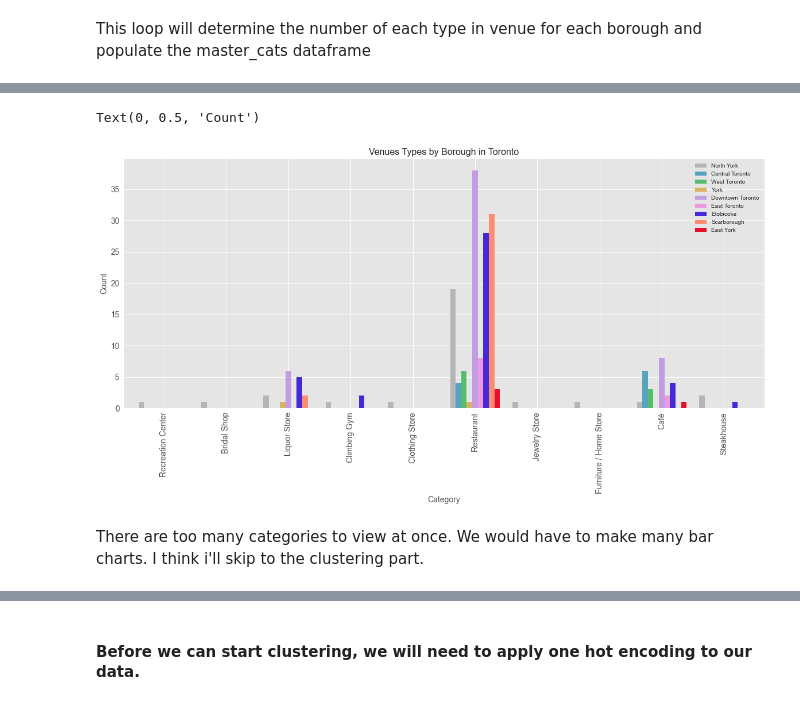
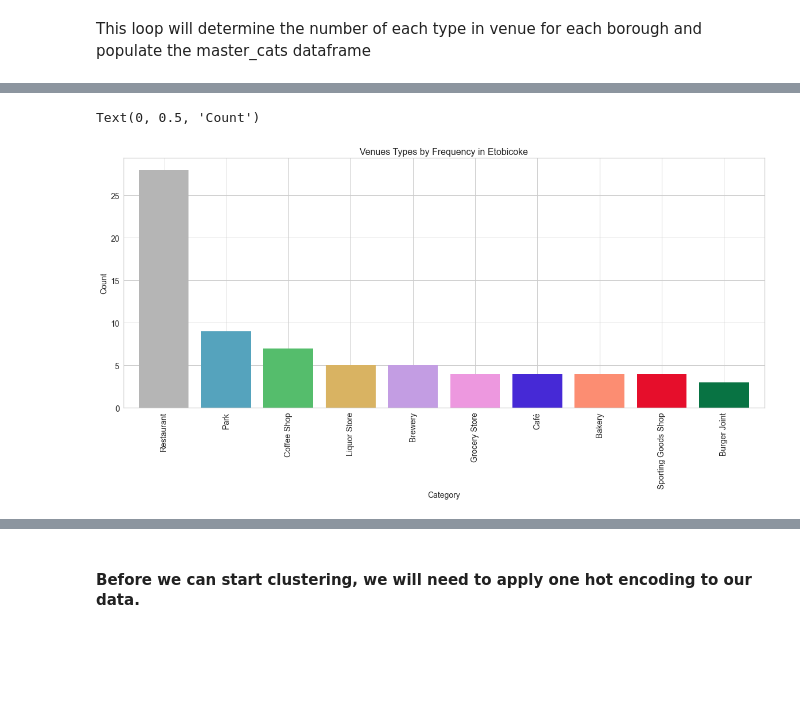
Before and after one commit to Jo-Sundaram/Coursera_Capstone, a Jupyter notebook: Capstone Dummy Notebook.ipynb, the cells around one changed output, grey strips where cells are left out. Cells and saved outputs as stored; diff of their text form; code cells hidden in the pictures; blank space fills up the shorter version.

```diff
--- a/Capstone Dummy Notebook.ipynb
+++ b/Capstone Dummy Notebook.ipynb
@@ -82,0 +137,13 @@ demo[0].head()
+# %%
+for index in tor_ethnics.index:
+    for origin in drop_origins:
+        if tor_ethnics.loc[index,'Characteristic']== origin:
+            tor_ethnics.drop(index,0,inplace = True)
+            break
+reset_index_(tor_ethnics)
+
+for index in tor_ethnics.index:
+    for col_name in tor_ethnics.columns[3:]:
+        value = tor_ethnics.loc[index,col_name]
+        value = value.replace(',',"")
+        tor_ethnics.loc[index,col_name] = int(value)
@@ -397,3 +552,7 @@ See the caveats in the documentation: https://pandas.pydata.org/pandas-docs/stab
+# %%
+master_df.reset_index(inplace = True)
+if 'index' in master_df.columns:
+    master_df.drop('index',1,inplace = True)
 # %%
 master_df
 # %% [output]
@@ -525,3 +681,7 @@ master_data.drop('index',1,inplace = True)
 len(master_data['Neighbourhood'].unique())
 # %% [output]
 75
+# %%
+master_data.reset_index(inplace = True)
+master_data.drop('index',1,inplace = True)
+master_data.head()
@@ -529,6 +696,8 @@ len(master_data['Neighbourhood'].unique())
 One last step, now that we've added the venue **neighbourhoods**, we need to find the **neighbourhood coordinates**
 # %%
 import re
+from geopy.exc import GeocoderTimedOut
+from time import sleep
 def get_neigh_coords():
     neigh_coords = []
     try:
@@ -538,13 +707,15 @@ def get_neigh_coords():
             neigh = re.split('-',neigh)[0]
 
             geolocator = Nominatim(user_agent="ny_explorer")
-            location = geolocator.geocode(neigh+', Toronto')
+            location = geolocator.geocode(neigh+', Toronto, Ontario',timeout = 10)
             latitude = location.latitude
             longitude = location.longitude
-    #         print('The geograpical coordinates of ' + master_data.loc[i,'Neighbourhood'] + ' are {}, {}.'.format(latitude, longitude))
+#             print('The geograpical coordinates of ' + master_data.loc[i,'Neighbourhood'] + ' are {}, {}.'.format(latitude, longitude))
             neigh_coords.append([master_data['Neighbourhood'].unique()[i],latitude,longitude])
+
     except AttributeError:
         print(i,master_data['Neighbourhood'].unique()[i])
+
     return neigh_coords
 # %%
 neigh_coords = get_neigh_coords()
@@ -930,12 +1153,10 @@ Now we can try visualzing the distribution of these venues across all boroughs
 # %%
-colors = ['#b5b5b5','#55a3bd','#55bd6c','#d9b362','#c39de3','#ed98df', '#4629d6','#fc8d72','#e60e2b','#087343']
-ax = master_cats[:10].plot(kind = 'bar', figsize = (20,8), color=colors, width = 0.8, fontsize = 14)
+EB = master_cats.sort_values('Etobicoke',ascending = False)['Etobicoke'].head(10)
+ax = EB.plot(kind = 'bar', figsize = (20,8), color=colors, width = 0.8, fontsize = 14)
 
-ax.set_title('Venues Types by Borough in Toronto',fontsize = 16) # set title and labels
+ax.set_title('Venues Types by Frequency in Etobicoke',fontsize = 16) # set title and labels
 ax.set_xlabel('Category', fontsize = 14)
 ax.set_ylabel('Count', fontsize = 14)
 # %% [output]
 Text(0, 0.5, 'Count')
-[figure, old version]
+[figure, new version]
-# %% [markdown]
-There are too many categories to view at once. We would have to make many bar charts. I think i'll skip to the clustering part.
```
Also changed, not shown: parts of 90 cells of this notebook, 1 other file.
